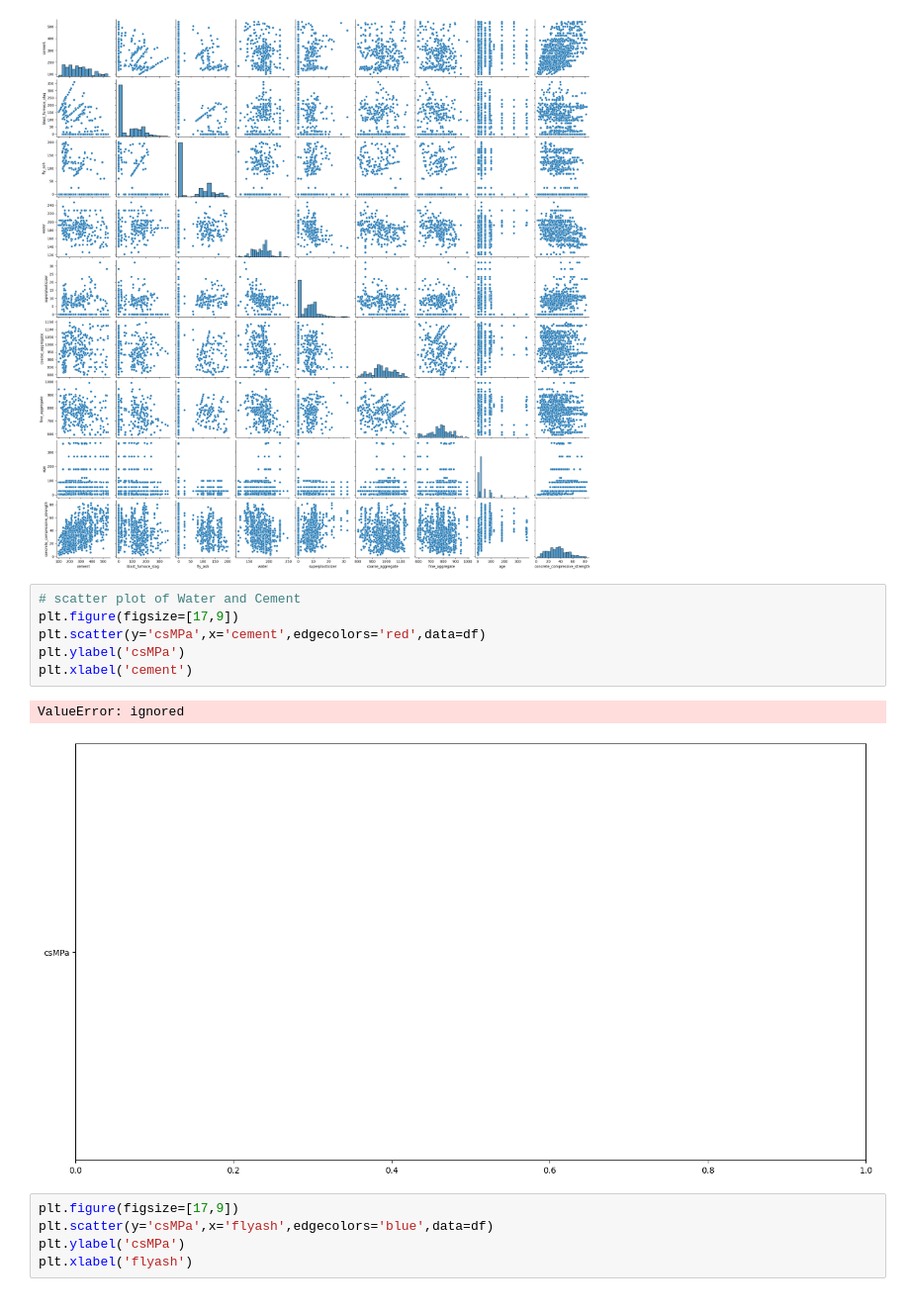
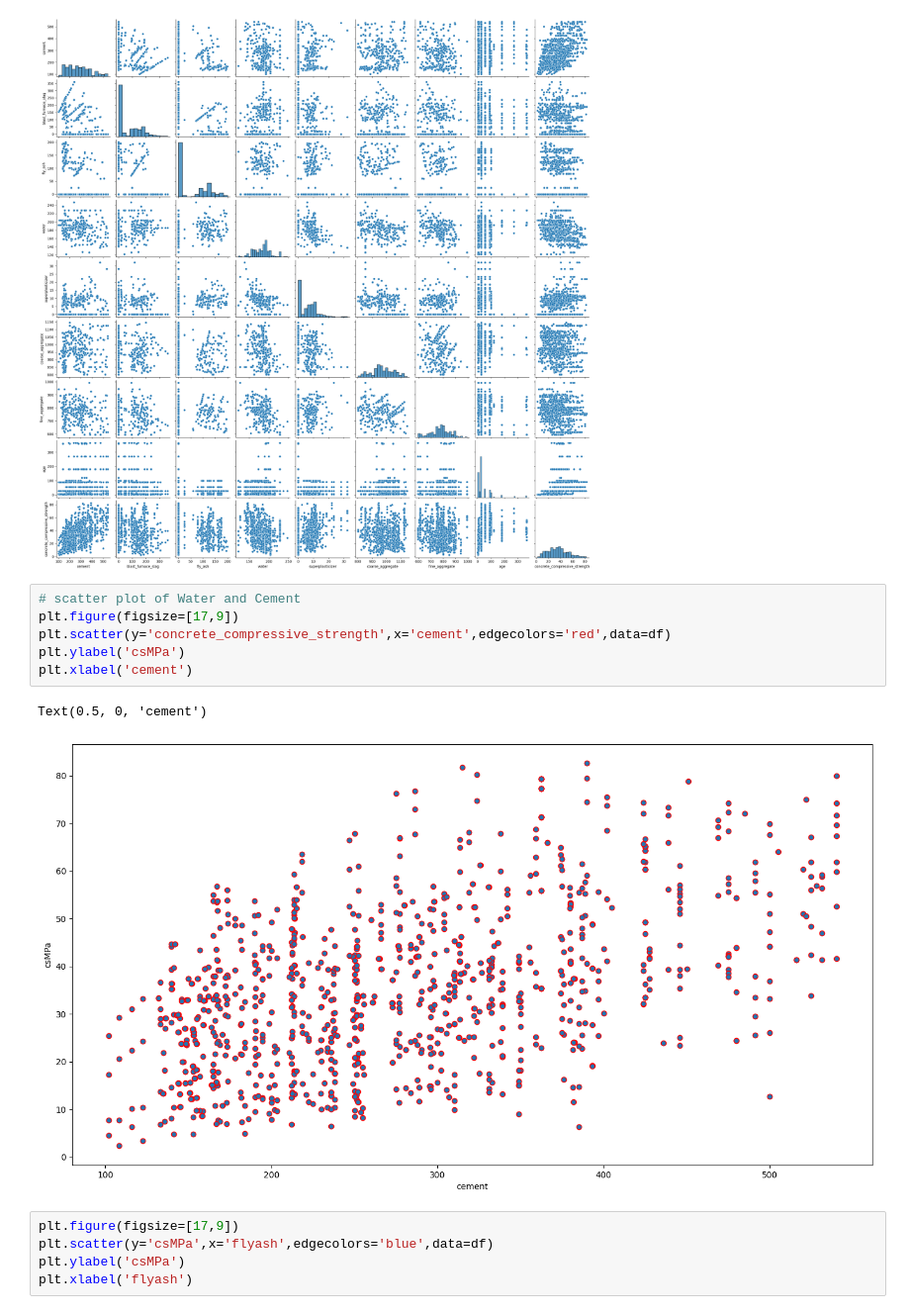
Before and after one commit to YuvrajRawat/Cement-Strength-Prediction, a Jupyter notebook: CementStrengthPred.ipynb, the cells around one changed output. Shown at 99% size. Drawn from its saved outputs; the diff is of its cells as text.

```diff
--- a/CementStrengthPred.ipynb
+++ b/CementStrengthPred.ipynb
@@ -88,12 +88,12 @@ sb.pairplot( df )
 # %%
 # scatter plot of Water and Cement
 plt.figure(figsize=[17,9])
-plt.scatter(y='csMPa',x='cement',edgecolors='red',data=df)
+plt.scatter(y='concrete_compressive_strength',x='cement',edgecolors='red',data=df)
 plt.ylabel('csMPa')
 plt.xlabel('cement')
 # %% [output]
-ValueError: ignored
+Text(0.5, 0, 'cement')
-[figure, old version]
+[figure, new version]
 # %%
 plt.figure(figsize=[17,9])
 plt.scatter(y='csMPa',x='flyash',edgecolors='blue',data=df)
```
